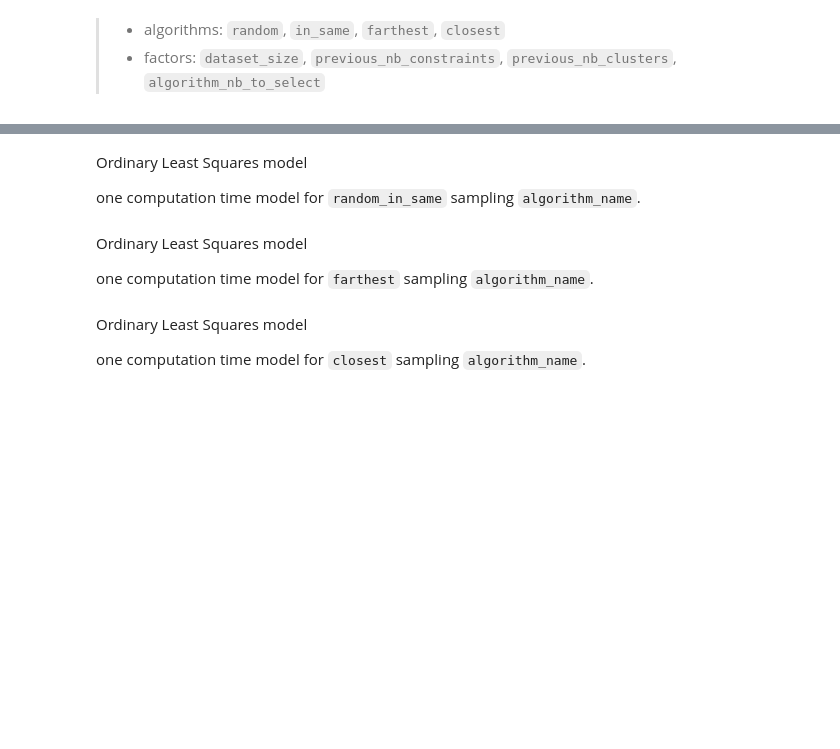
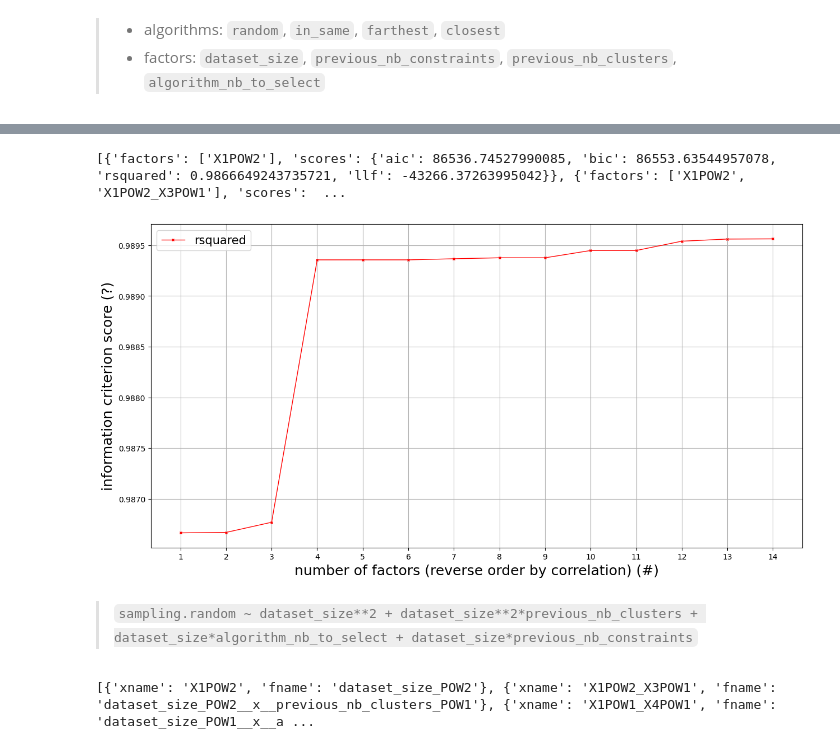
Before and after one commit to cognitivefactory/interactive-clustering-comparative-study, a Jupyter notebook: 2_computation_time_study/notebook/3_Analyze_main_effects_and_post_hoc.ipynb, the cells around one changed output, grey strips where cells are left out. Drawn from its saved outputs; the diff is of its cells as text; code cells hidden in the pictures; blank space fills up the shorter version.

Commit message:
feat: add computation time modelization

```diff
--- a/2_computation_time_study/notebook/3_Analyze_main_effects_and_post_hoc.ipynb
+++ b/2_computation_time_study/notebook/3_Analyze_main_effects_and_post_hoc.ipynb
@@ -539,3 +1072,12 @@ df_sampling.head()
 | 2 | ../experiments/sampling/bank_card... | bank_cards_v2 | 1000 | 1 | 0 | ... |
 | 3 | ../experiments/sampling/bank_card... | bank_cards_v2 | 1000 | 1 | 0 | ... |
 | 4 | ../experiments/sampling/bank_card... | bank_cards_v2 | 1000 | 1 | 0 | ... |
+# %%
+# Compute interaction of factors for sampling.
+factors_interactions_for_sampling, df_sampling = compute_combinations_of_interactions_of_factors(
+    df=df_sampling,
+    factors=["dataset_size", "previous_nb_constraints", "previous_nb_clusters", "algorithm_nb_to_select"],
+    range_of_powers=[0, 1, 2, 3],
+    max_power=3,
+)
+factors_interactions_for_sampling
@@ -576,20 +1132,9 @@ one computation time model for `random` sampling `algorithm_name`.
 # %%
-# Fit the model to the data and print results.
-model_samp_random_full = smf.ols(
-    formula="time_total ~ dataset_size",
-    #formula="time_total ~ np.power(dataset_size,2)",
-    #formula="time_total ~ np.power(dataset_size,3)",
-    #formula="time_total ~ previous_nb_constraints",
-    #formula="time_total ~ np.power(previous_nb_constraints,2)",
-    #formula="time_total ~ np.power(previous_nb_constraints,3)",
-    #formula="time_total ~ previous_nb_clusters",
-    #formula="time_total ~ np.power(previous_nb_clusters,2)",
-    #formula="time_total ~ np.power(previous_nb_clusters,3)",
-    #formula="time_total ~ algorithm_nb_to_select",
-    #formula="time_total ~ np.power(algorithm_nb_to_select,2)",
-    #formula="time_total ~ np.power(algorithm_nb_to_select,3)",
-    data=df_sampling[df_sampling["algorithm_name"]=="random"],
+# Compute correlation of factors for sampling.
+df_correlation_sampling_random: pd.DataFrame = compute_correlation_of_factors(
+    df=df_sampling,
+    factors_interactions=factors_interactions_for_sampling,
+    algorithm_name="random",
 )
-results_samp_random_full = model_samp_random_full.fit()
-print(results_samp_random_full.summary())
+df_correlation_sampling_random
 # %% [output]
@@ -613,12 +1156,18 @@ strong multicollinearity or other numerical problems.
-# %% [markdown]
-Ordinary Least Squares model
-
-one computation time model for `random_in_same` sampling `algorithm_name`.
-# %% [markdown]
-Ordinary Least Squares model
-
-one computation time model for `farthest` sampling `algorithm_name`.
-# %% [markdown]
-Ordinary Least Squares model
-
-one computation time model for `closest` sampling `algorithm_name`.
+# %%
+information_score_evolution_for_sampling_random = compute_information_score_evolution(
+    df=df_sampling,
+    df_correlation=df_correlation_sampling_random,
+    algorithm_name="random",
+    information_criterion_to_plot="rsquared",
+)
+print(information_score_evolution_for_sampling_random)
+# %% [output]
+[{'factors': ['X1POW2'], 'scores': {'aic': 86536.74527990085, 'bic': 86553.63544957078, 'rsquared': 0.9866649243735721, 'llf': -43266.37263995042}}, {'factors': ['X1POW2', 'X1POW2_X3POW1'], 'scores':  ...
+[figure, added]
+# %% [markdown]
+> `sampling.random ~ dataset_size**2 + dataset_size**2*previous_nb_clusters + dataset_size*algorithm_nb_to_select + dataset_size*previous_nb_constraints`
+# %%
+# Top factors.
+print([[f for f in factors_interactions_for_sampling if x==f["xname"]][0] for x in list(df_correlation_sampling_random.index)[:4]])
+# %% [output]
+[{'xname': 'X1POW2', 'fname': 'dataset_size_POW2'}, {'xname': 'X1POW2_X3POW1', 'fname': 'dataset_size_POW2__x__previous_nb_clusters_POW1'}, {'xname': 'X1POW1_X4POW1', 'fname': 'dataset_size_POW1__x__a ...
```
Also changed, not shown: parts of 130 cells of this notebook.
